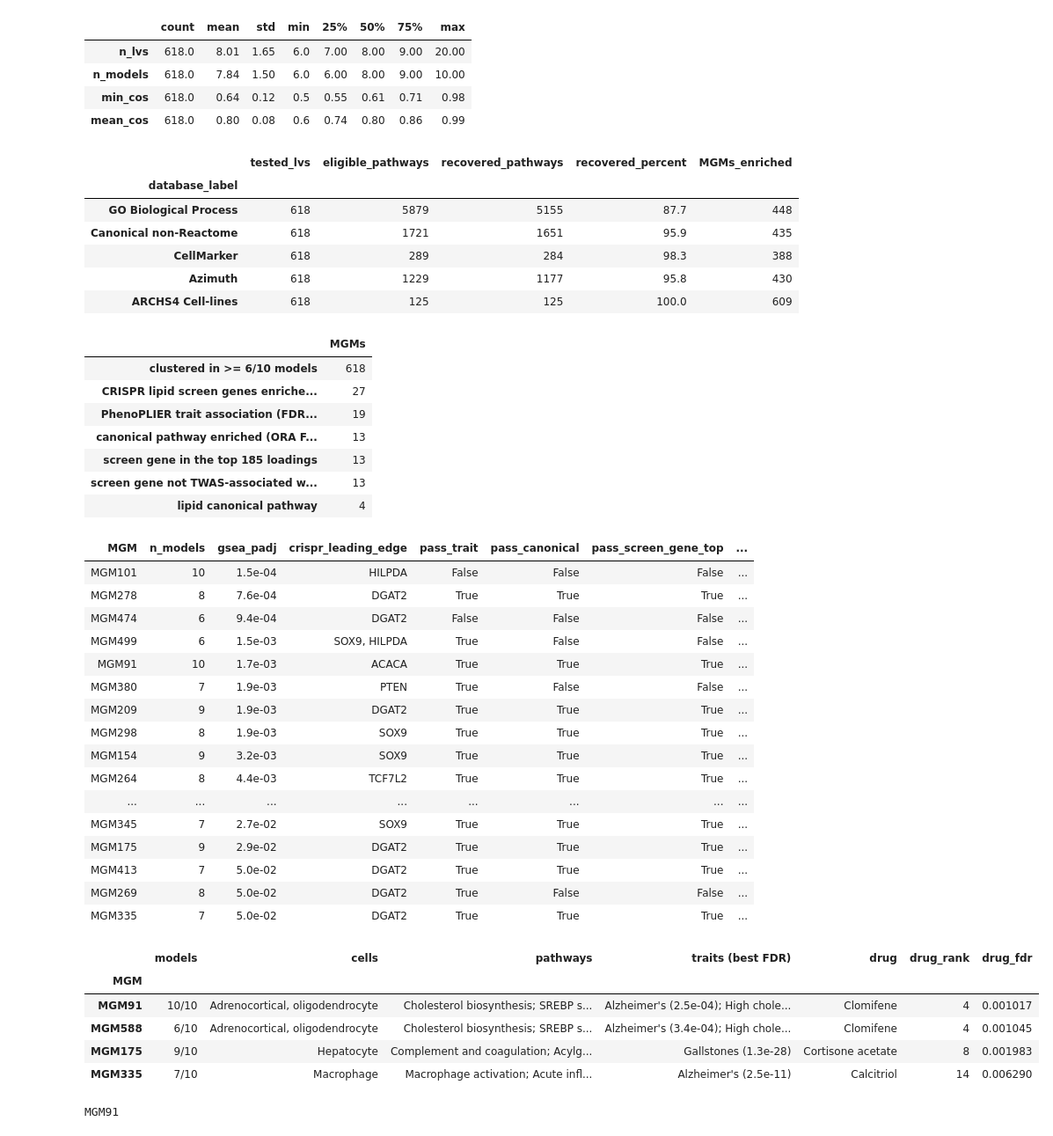
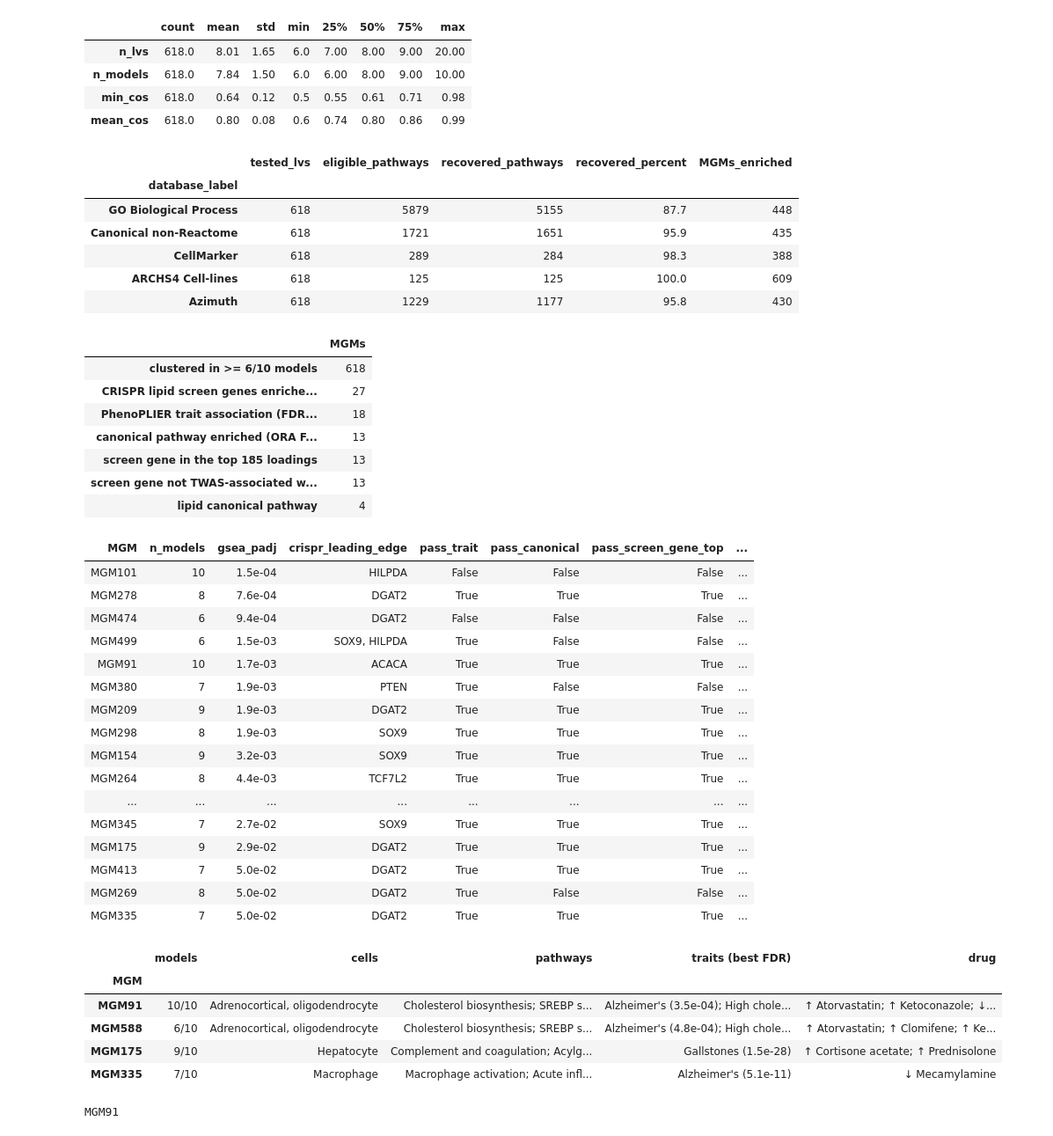
Before and after one commit to miltondp/clamp-analyses, a Jupyter notebook: nbs/03_model_biology/02_archs4/04_crispercas/00_mgm.executed.ipynb, the cells around one changed output. Shown at 88% size. Drawn from its saved outputs; the diff is of its cells as text; code cells hidden in the pictures.

```diff
--- a/nbs/03_model_biology/02_archs4/04_crispercas/00_mgm.executed.ipynb
+++ b/nbs/03_model_biology/02_archs4/04_crispercas/00_mgm.executed.ipynb
@@ -12,19 +17,20 @@ try:
     I = snakemake.input
     FLAGS, SUMMARY, FUNNEL, PATHWAYS = Path(I.flags), Path(I.summary), Path(I.funnel), Path(I.pathways)
     MODULES, TRAITS, COMPOSITION, RANKING = Path(I.modules), Path(I.traits), Path(I.composition), Path(I.ranking)
+    CURATED, UNIQUE = Path(I.curated), Path(I.unique)
     ORA = [Path(d) for d in I.ora]
 except NameError:
     A4 = Path('../../../../output/03_model_biology/02_archs4')
     M = A4 / '04_crispercas/00_mgm'
     FLAGS, SUMMARY, FUNNEL, PATHWAYS = A4 / '06_technical_noise/seeds/all_flags.csv', M / 'cluster_summary.csv', M / 'selection/funnel.csv', M / 'pathways/canonical_bp_top.csv'
     MODULES, TRAITS, COMPOSITION, RANKING = M / 'fig5/modules.csv', M / 'fig5/module_trait_groups.csv', M / 'projection/composition.csv', M / 'l1000/l1000_fig5_ranking.csv'
+    CURATED, UNIQUE = M / 'l1000/l1000_fig5_curated.csv', M / 'l1000/l1000_unique_signatures.csv'
     ORA = [M / 'ora' / d for d in ['bp', 'canonical', 'cellmarker', 'azimuth', 'archs4_cell_lines']]
 
 def mgm(s):
     return s.str.replace('metaLV', 'MGM')
 
 ORDER = ['MGM91', 'MGM588', 'MGM175', 'MGM335']
-PICK = {'MGM91': 'Clomifene', 'MGM588': 'Clomifene', 'MGM175': 'Cortisone acetate', 'MGM335': 'Calcitriol'}
 # %%
 flags = pd.read_csv(FLAGS)
 noise = flags.groupby('model', sort=False).agg(lvs=('LV', 'size'), gene_level=('gene_flag', 'sum'),
@@ -75,8 +81,8 @@ display(ora.set_index('database_label')[['tested_lvs', 'eligible_pathways', 'rec
 | GO Biological Process | 618 | 5879 | 5155 | 87.7 | 448 |
 | Canonical non-Reactome | 618 | 1721 | 1651 | 95.9 | 435 |
 | CellMarker | 618 | 289 | 284 | 98.3 | 388 |
+| ARCHS4 Cell-lines | 618 | 125 | 125 | 100.0 | 609 |
 | Azimuth | 618 | 1229 | 1177 | 95.8 | 430 |
-| ARCHS4 Cell-lines | 618 | 125 | 125 | 100.0 | 609 |
 # %%
 funnel = pd.read_csv(FUNNEL)
 STEPS = {'pass_gsea': 'CRISPR lipid screen genes enriched (GSEA FDR < 0.05)',
@@ -93,7 +99,7 @@ display(funnel[funnel.pass_gsea].assign(MGM=lambda d: mgm(d.metaLV)).sort_values
 |  | MGMs |
 | clustered in >= 6/10 models | 618 |
 | CRISPR lipid screen genes enriche... | 27 |
-| PhenoPLIER trait association (FDR... | 19 |
+| PhenoPLIER trait association (FDR... | 18 |
 | canonical pathway enriched (ORA F... | 13 |
 | screen gene in the top 185 loadings | 13 |
 | screen gene not TWAS-associated w... | 13 |
@@ -118,15 +124,15 @@ display(funnel[funnel.pass_gsea].assign(MGM=lambda d: mgm(d.metaLV)).sort_values
 # %%
 modules = pd.read_csv(MODULES).assign(MGM=lambda d: mgm(d.metaLV)).set_index('MGM')
 traits = pd.read_csv(TRAITS).assign(MGM=lambda d: mgm(d.metaLV))
 traits = traits.groupby('MGM').apply(lambda d: '; '.join(f"{g} ({q:.1e})" for g, q in zip(d.trait_group, d.fdr)), include_groups=False).rename('traits (best FDR)')
-display(modules[['models', 'cells', 'pathways']].join(traits).join(modules[['drug', 'drug_rank', 'drug_fdr']]).loc[ORDER])
+display(modules[['models', 'cells', 'pathways']].join(traits).join(modules[['drug']]).loc[ORDER])
 # %% [output]
-|  | models | cells | pathways | traits (best FDR) | drug | drug_rank | drug_fdr |
-| MGM |  |  |  |  |  |  |  |
-| MGM91 | 10/10 | Adrenocortical, oligodendrocyte | Cholesterol biosynthesis; SREBP s... | Alzheimer's (2.5e-04); High chole... | Clomifene | 4 | 0.001017 |
-| MGM588 | 6/10 | Adrenocortical, oligodendrocyte | Cholesterol biosynthesis; SREBP s... | Alzheimer's (3.4e-04); High chole... | Clomifene | 4 | 0.001045 |
-| MGM175 | 9/10 | Hepatocyte | Complement and coagulation; Acylg... | Gallstones (1.3e-28) | Cortisone acetate | 8 | 0.001983 |
-| MGM335 | 7/10 | Macrophage | Macrophage activation; Acute infl... | Alzheimer's (2.5e-11) | Calcitriol | 14 | 0.006290 |
+|  | models | cells | pathways | traits (best FDR) | drug |
+| MGM |  |  |  |  |  |
+| MGM91 | 10/10 | Adrenocortical, oligodendrocyte | Cholesterol biosynthesis; SREBP s... | Alzheimer's (3.5e-04); High chole... | ↑ Atorvastatin; ↑ Ketoconazole; ↓... |
+| MGM588 | 6/10 | Adrenocortical, oligodendrocyte | Cholesterol biosynthesis; SREBP s... | Alzheimer's (4.8e-04); High chole... | ↑ Atorvastatin; ↑ Clomifene; ↑ Ke... |
+| MGM175 | 9/10 | Hepatocyte | Complement and coagulation; Acylg... | Gallstones (1.5e-28) | ↑ Cortisone acetate; ↑ Prednisolone |
+| MGM335 | 7/10 | Macrophage | Macrophage activation; Acute infl... | Alzheimer's (5.1e-11) | ↓ Mecamylamine |
 # %%
 top = pd.read_csv(PATHWAYS).assign(MGM=lambda d: mgm(d.metaLV))
 top = top.sort_values('padj').groupby('MGM').head(5)
```
Also changed, not shown: parts of 4 cells of this notebook, 25 other files.
